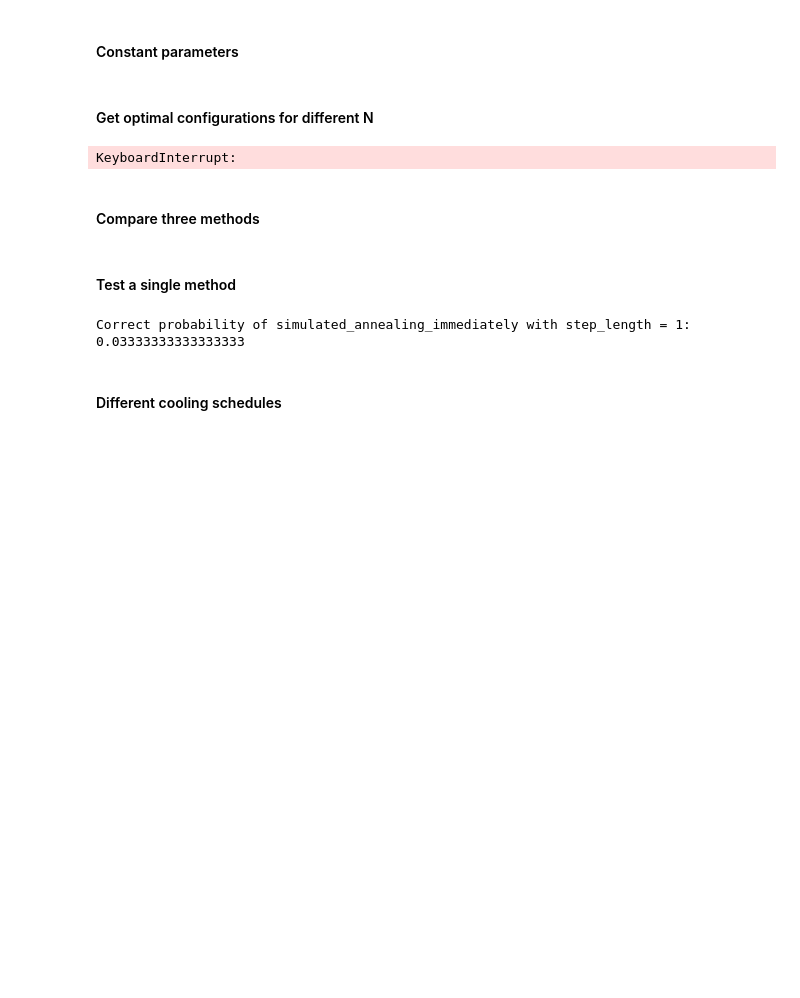
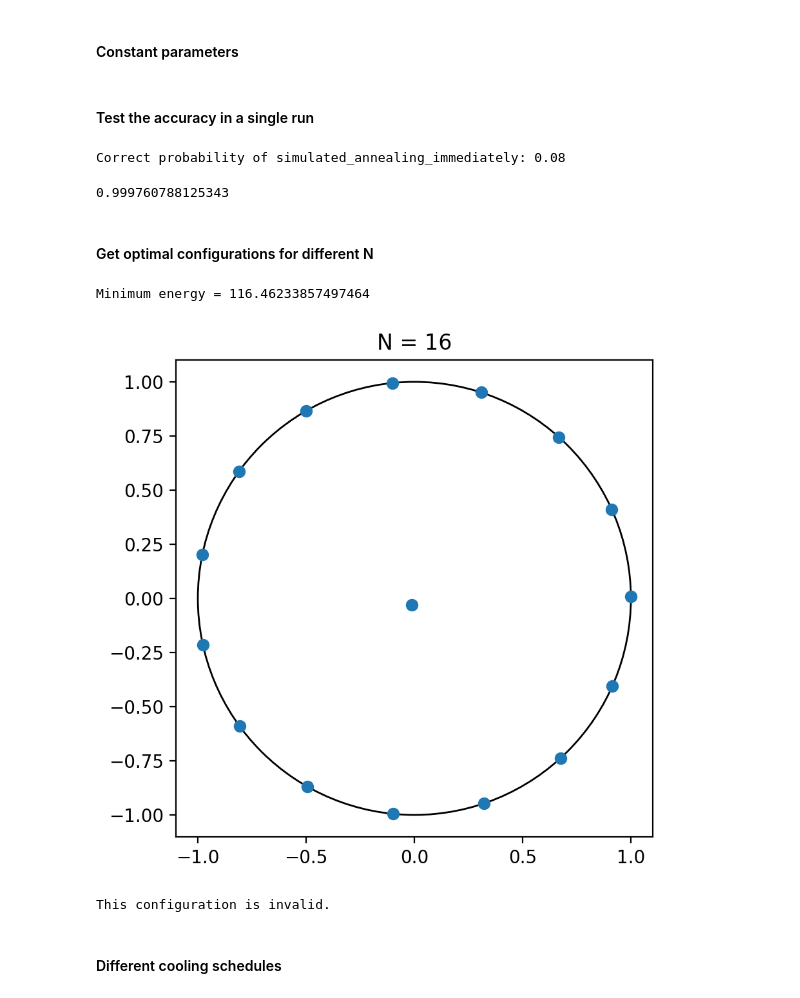
Before and after one commit to Asewlal01/SimAnnealParticleOptimize, a Jupyter notebook: draft.ipynb, the cells around one changed output. Saved outputs shown, nothing was run; the diff lists cells and outputs as text; code cells hidden in the pictures; blank space fills up the shorter version.

```diff
--- a/draft.ipynb
+++ b/draft.ipynb
@@ -10,25 +10,46 @@ T_max = 100.    # Initial temperature
 T_min = 0.001   # Final temperature
 alpha = 0.9     # Temperature decay rate
 iter_num = 100  # Number of iterations at each temperature
+# %% [markdown]
+#### Test the accuracy in a single run
+# %%
+N = 11
+run_num = 100
+correct_num = 0
+
+for i in range(run_num):
+    points, *_ = simulated_annealing_immediately(N, R, T_max, T_min, alpha, iter_num, 1)
+    correct_num += test_configuration(points, R)
+
+print(f'Correct probability of simulated_annealing_immediately: {correct_num / run_num}')
+# Result: accuracy = 0.08
+# %% [output]
+Correct probability of simulated_annealing_immediately: 0.08
+# %%
+# The probability of getting a correct configuration after running 100 times
+print(f'{1-(1-0.08)**100}')
+# %% [output]
+0.999760788125343
 # %% [markdown]
 #### Get optimal configurations for different N
 # %%
-N = 12          # Number of points
-run_num = 20    # Number of runs
+N = 16          # Number of points
+run_num = 100   # Number of runs
 
 # Run simulated annealing several times to find the best configuration
 points, energy = optimal_configuration(N, R, T_max, T_min, alpha, iter_num, run_num)
-print(f'Energy = {energy}')
+print(f'Minimum energy = {energy}')
 # %% [output]
-KeyboardInterrupt:
+Minimum energy = 116.46233857497464
 # %%
 # Show the optimal configuration
-show_points(points, R)
+show_points(points, R, dpi=200)
 
 # Test the configuration
 if test_configuration(points, R):
     print('This configuration is valid.')
 else:
     print('This configuration is invalid.')
+# %% [output]
+[figure, added]
+This configuration is invalid.
-# %% [markdown]
-#### Compare three methods
@@ -56,21 +56,2 @@ print(f'Correct probability of simulated_annealing_together: {correct_num_togeth
-# %% [markdown]
-#### Test a single method
-# %%
-# Compare two simulated annealing algorithms
-N = 11
-run_num = 30
-correct_num_1 = 0
-correct_num_2 = 0
-
-for i in range(run_num):
-    points, *_ = simulated_annealing_immediately(N, R, T_max, T_min, alpha, iter_num, 1)
-    correct_num_1 += test_configuration(points, R)
-    # points, *_ = simulated_annealing_immediately(N, R, T_max, T_min, alpha, iter_num, 0.5)
-    # correct_num_2 += test_configuration(points, R)
-
-print(f'Correct probability of simulated_annealing_immediately with step_length = 1: {correct_num_1 / run_num}')
-# print(f'Correct probability of simulated_annealing_immediately with step_length = 0.5: {correct_num_2 / run_num}')
-# %% [output]
-Correct probability of simulated_annealing_immediately with step_length = 1: 0.03333333333333333
 # %% [markdown]
 #### Different cooling schedules
```
Also changed, not shown: parts of 3 cells of this notebook, 8 other files.
